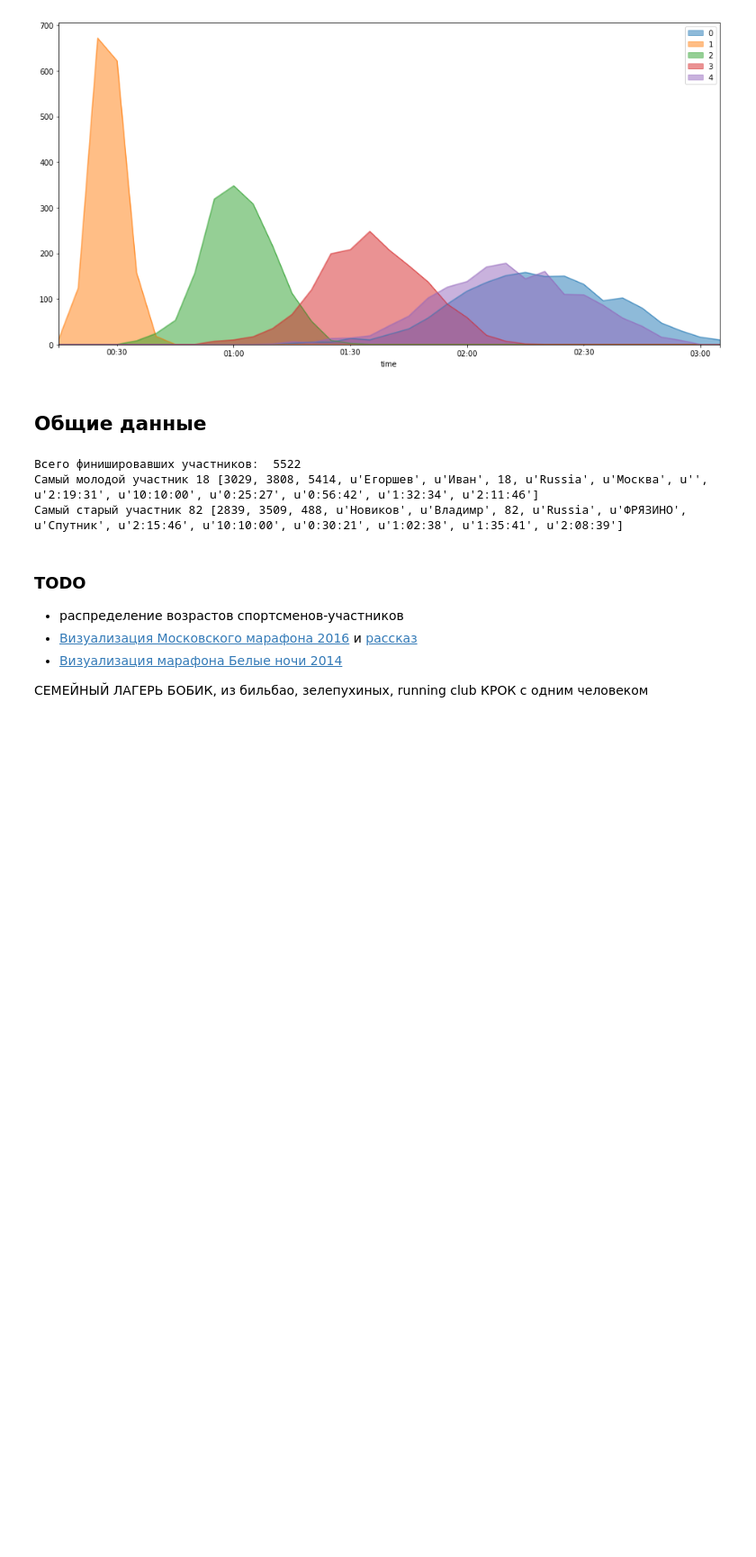
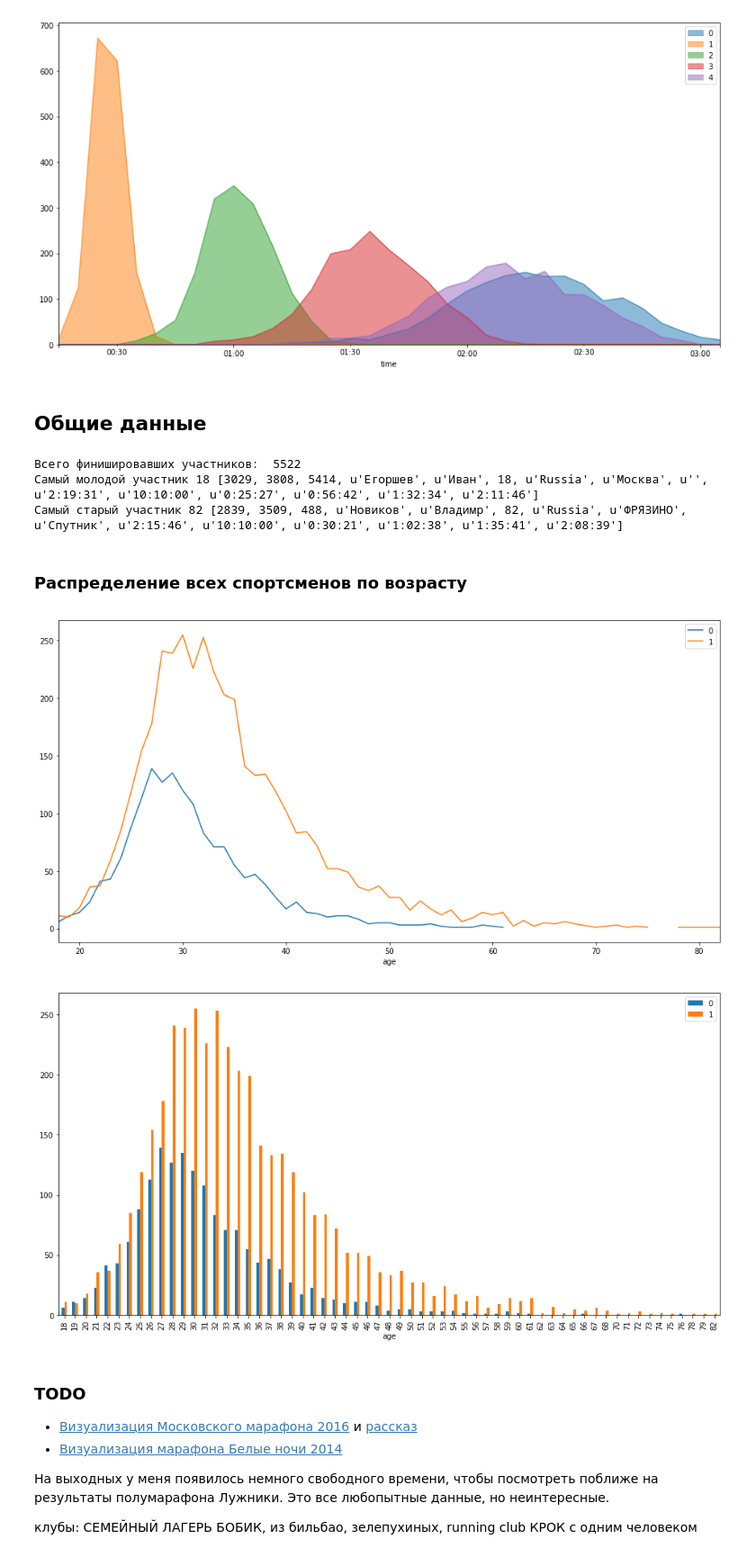
Before and after one commit to 185112007/notebooks, a Jupyter notebook: moscow-hm-2017.ipynb, the cells around one changed output. Shown: that part at 90% size. Cells and saved outputs as stored; diff of their text form; code cells hidden in the pictures; blank space fills up the shorter version.

```diff
--- a/moscow-hm-2017.ipynb
+++ b/moscow-hm-2017.ipynb
@@ -338,11 +355,24 @@ print "Самый старый участник", max, repr(total[imax]).decode(
 Всего финишировавших участников:  5522
 Самый молодой участник 18 [3029, 3808, 5414, u'Егоршев', u'Иван', 18, u'Russia', u'Москва', u'', u'2:19:31', u'10:10:00', u'0:25:27', u'0:56:42', u'1:32:34', u'2:11:46']
 Самый старый участник 82 [2839, 3509, 488, u'Новиков', u'Владимр', 82, u'Russia', u'ФРЯЗИНО', u'Спутник', u'2:15:46', u'10:10:00', u'0:30:21', u'1:02:38', u'1:35:41', u'2:08:39']
+# %% [markdown]
+### Распределение всех спортсменов по возрасту
+# %%
+total_age = pd.concat([dffa, dfma], axis=1, ignore_index=True)
+ax1 = total_age.plot(figsize=(16, 8))
+lines, labels = ax1.get_legend_handles_labels()
+ax1.legend(lines[:2], labels[:2], loc='best')
+total_age.plot.bar(figsize=(16, 8), stacked=False);
+# %% [output]
+[figure, added]
+[figure, added]
 # %% [markdown]
 ### TODO
 
-- распределение возрастов спортсменов-участников
 - [Визуализация Московского марафона 2016](http://moscowmarathon.org/ru/moscowmarathon/2016/race-results/visualization/) и [рассказ](http://newrunners.ru/mag/pryamaya-rech-tatyana-bibikova-o-vizualizacii-mara/)
 - [Визуализация марафона Белые ночи 2014](http://white-nights.datalaboratory.ru/)
 
-СЕМЕЙНЫЙ ЛАГЕРЬ БОБИК, из бильбао, зелепухиных, running club КРОК с одним человеком
+На выходных у меня появилось немного свободного времени, чтобы посмотреть поближе на результаты полумарафона Лужники.
+Это все любопытные данные, но неинтересные.
+
+клубы: СЕМЕЙНЫЙ ЛАГЕРЬ БОБИК, из бильбао, зелепухиных, running club КРОК с одним человеком
```
Also changed, not shown: parts of 5 cells of this notebook.
